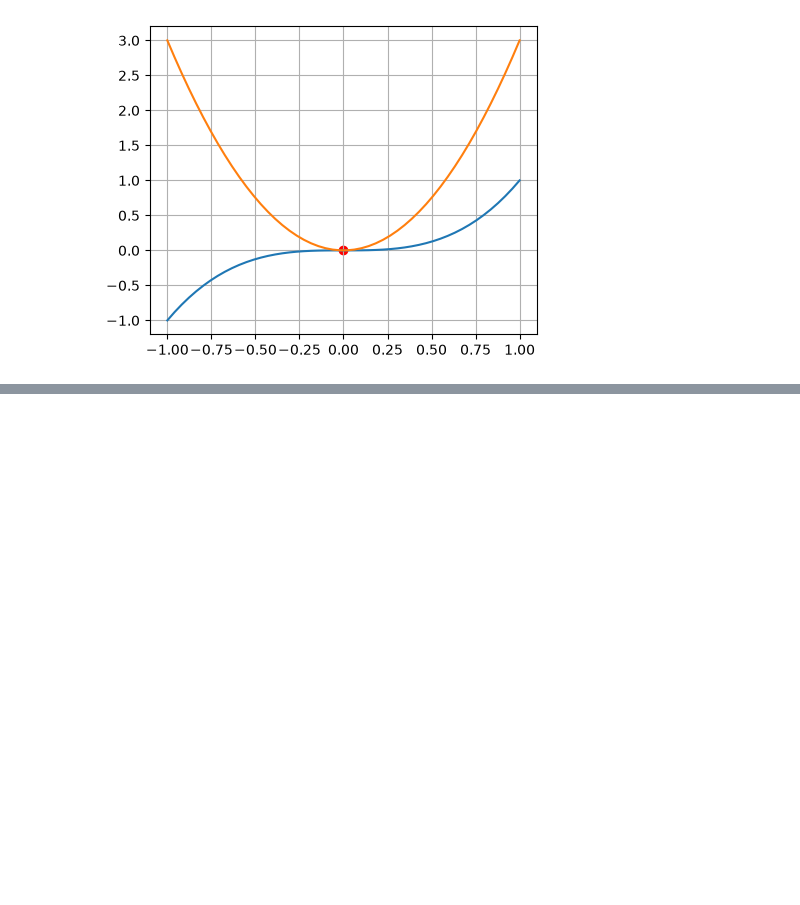
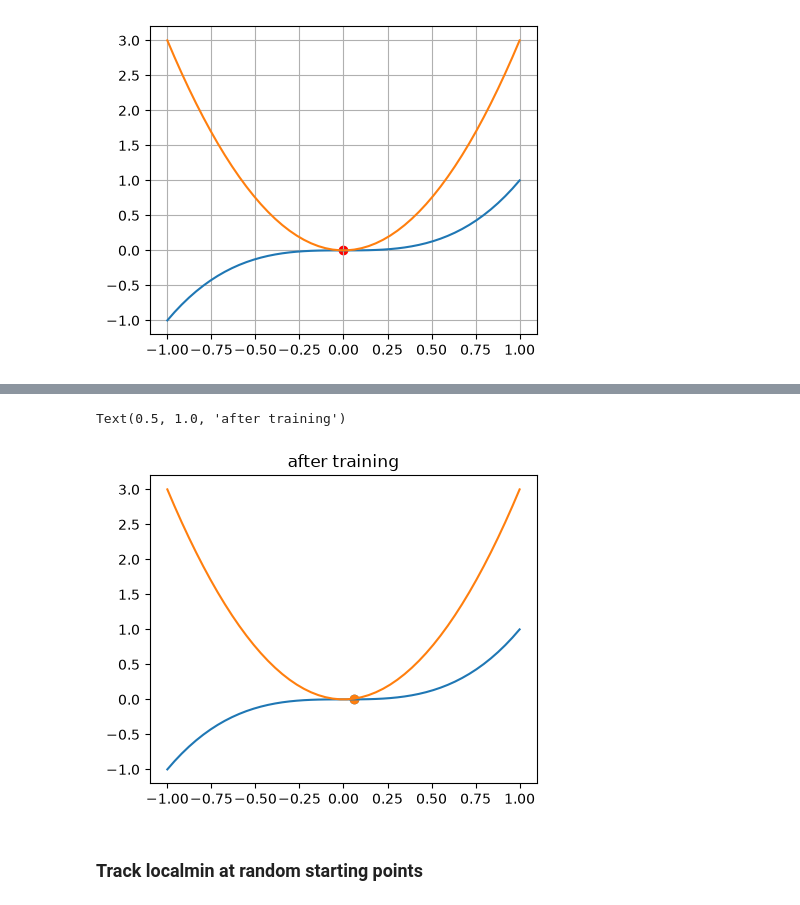
Before and after one commit to Amirgray59/deep-learning-roadmap, a Jupyter notebook: 0-math/two.ipynb, the cells around one changed output, grey strips where cells are left out. Drawn from its saved outputs; the diff is of its cells as text; code cells hidden in the pictures; blank space fills up the shorter version.

```diff
--- a/0-math/two.ipynb
+++ b/0-math/two.ipynb
@@ -129,0 +163,13 @@ plt.plot(x, fx3(x))
+# %%
+plt.figure(figsize=(5,4))
+plt.plot(x, fx)
+plt.plot(x, dx)
+
+plt.scatter(localmin, f(localmin))
+plt.scatter(localmin, df(localmin))
+plt.title("after training")
+# %% [output]
+Text(0.5, 1.0, 'after training')
+[figure, added]
+# %% [markdown]
+### Track localmin at random starting points
```
Also changed, not shown: parts of 16 cells of this notebook, 1 other file.
